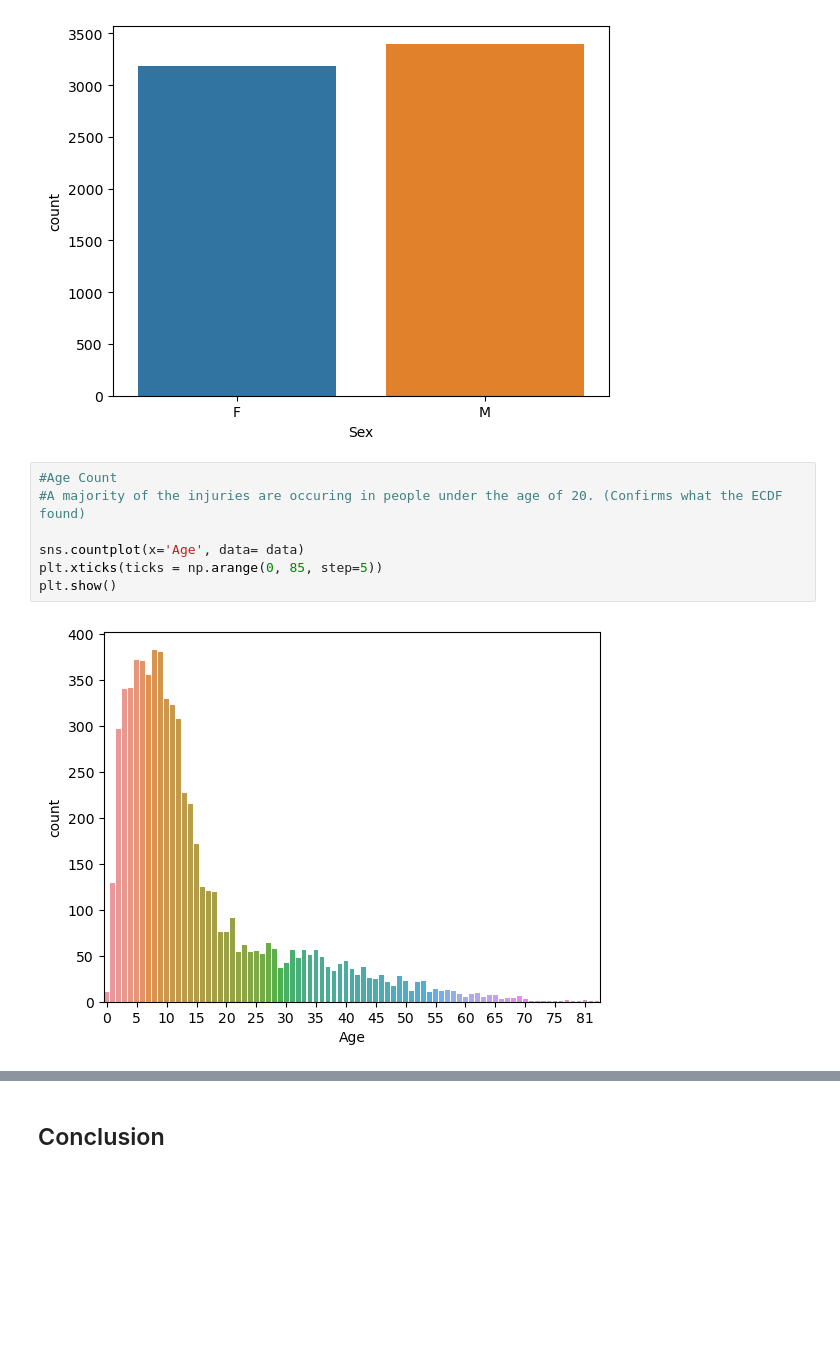
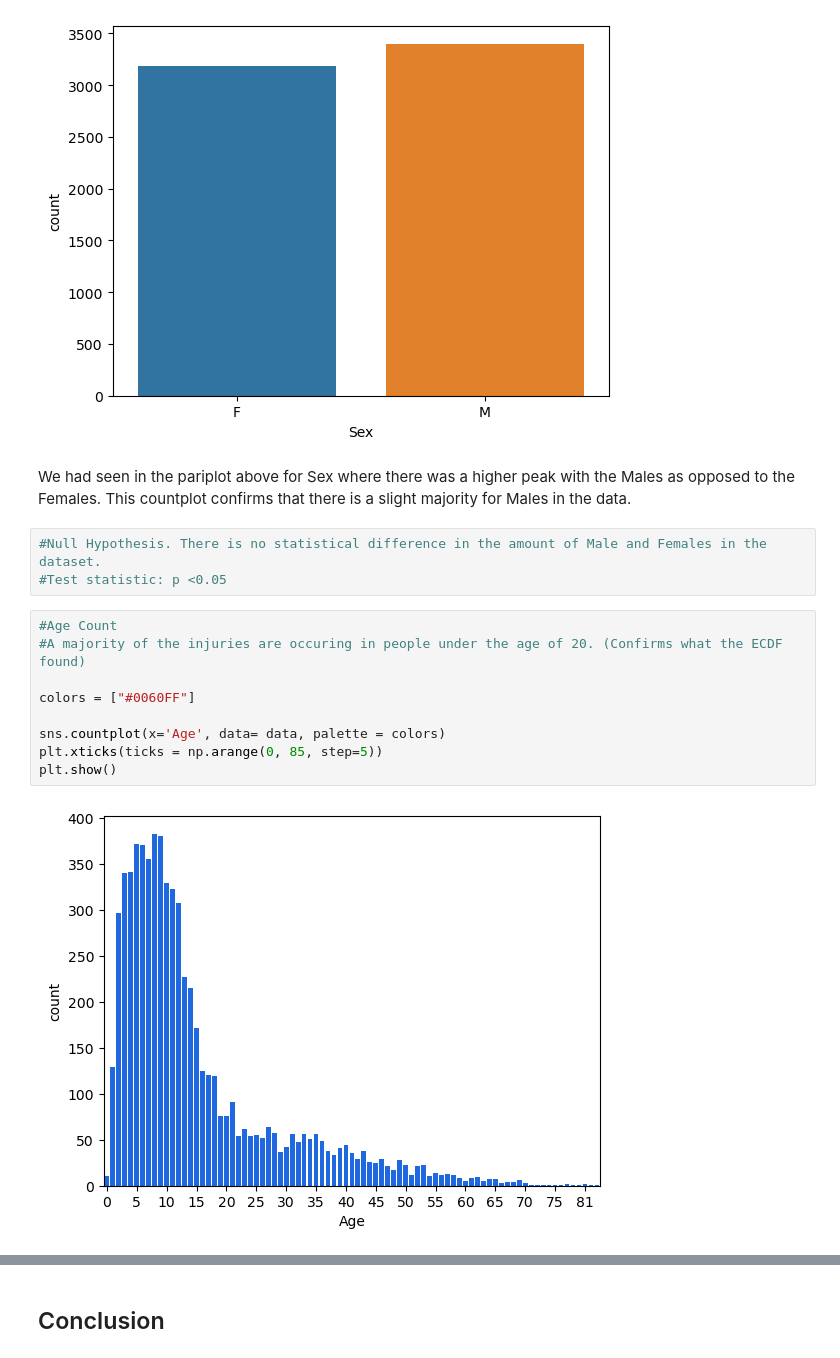
Before and after one commit to mcoulombe021/Springboard, a Jupyter notebook: Capstone 2/Capstone 2 - EDA.ipynb, the cells around one changed output, grey strips where cells are left out. Saved outputs shown, nothing was run; the diff lists cells and outputs as text; blank space fills up the shorter version.

```diff
--- a/Capstone 2/Capstone 2 - EDA.ipynb
+++ b/Capstone 2/Capstone 2 - EDA.ipynb
@@ -90,12 +154,19 @@ sns.countplot(x='Sex', data= data)
 plt.show()
 # %% [output]
 [figure]
+# %% [markdown]
+We had seen in the pariplot above for Sex where there was a higher peak with the Males as opposed to the Females. This countplot confirms that there is a slight majority for Males in the data.
+# %%
+#Null Hypothesis. There is no statistical difference in the amount of Male and Females in the dataset.
+#Test statistic: p <0.05
 # %%
 #Age Count
 #A majority of the injuries are occuring in people under the age of 20. (Confirms what the ECDF found)
 
-sns.countplot(x='Age', data= data)
+colors = ["#0060FF"]
+
+sns.countplot(x='Age', data= data, palette = colors)
 plt.xticks(ticks = np.arange(0, 85, step=5))
 plt.show()
 # %% [output]
-[figure, old version]
+[figure, new version]
```
Also changed, not shown: parts of 49 cells of this notebook.
